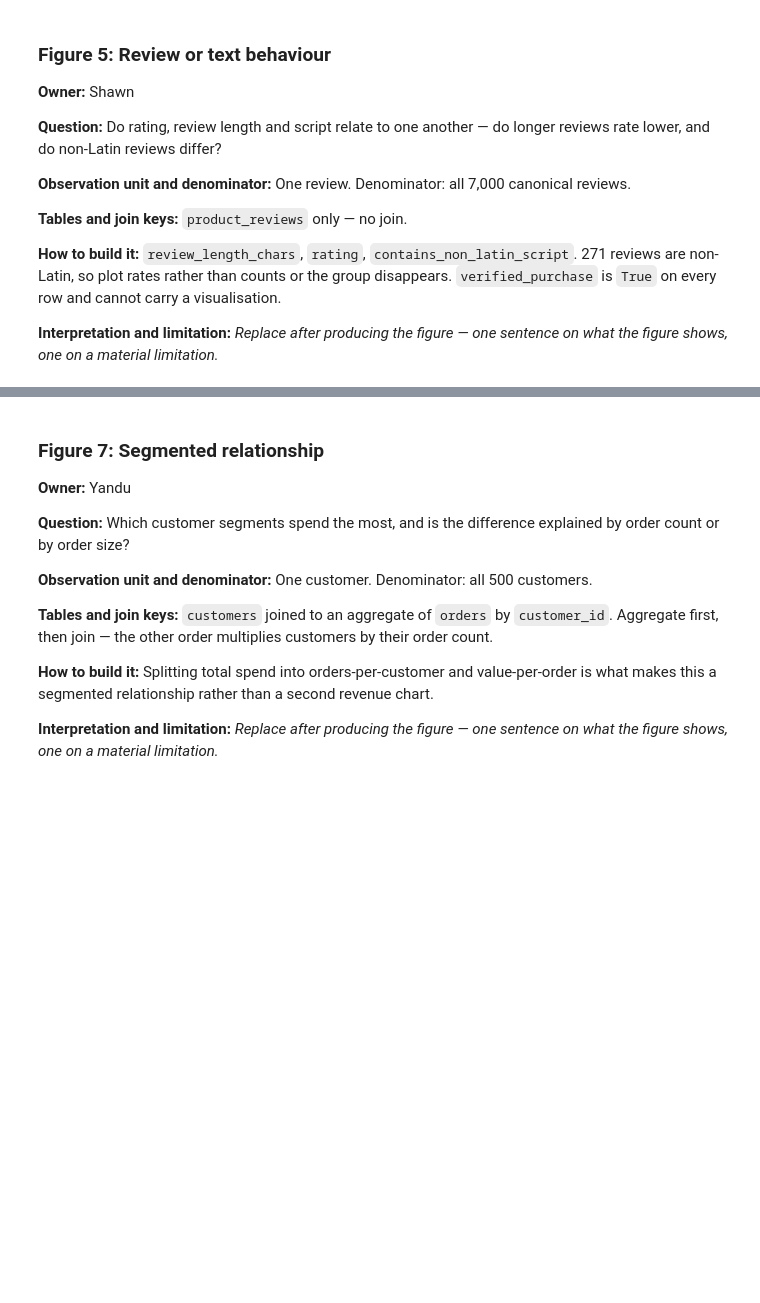
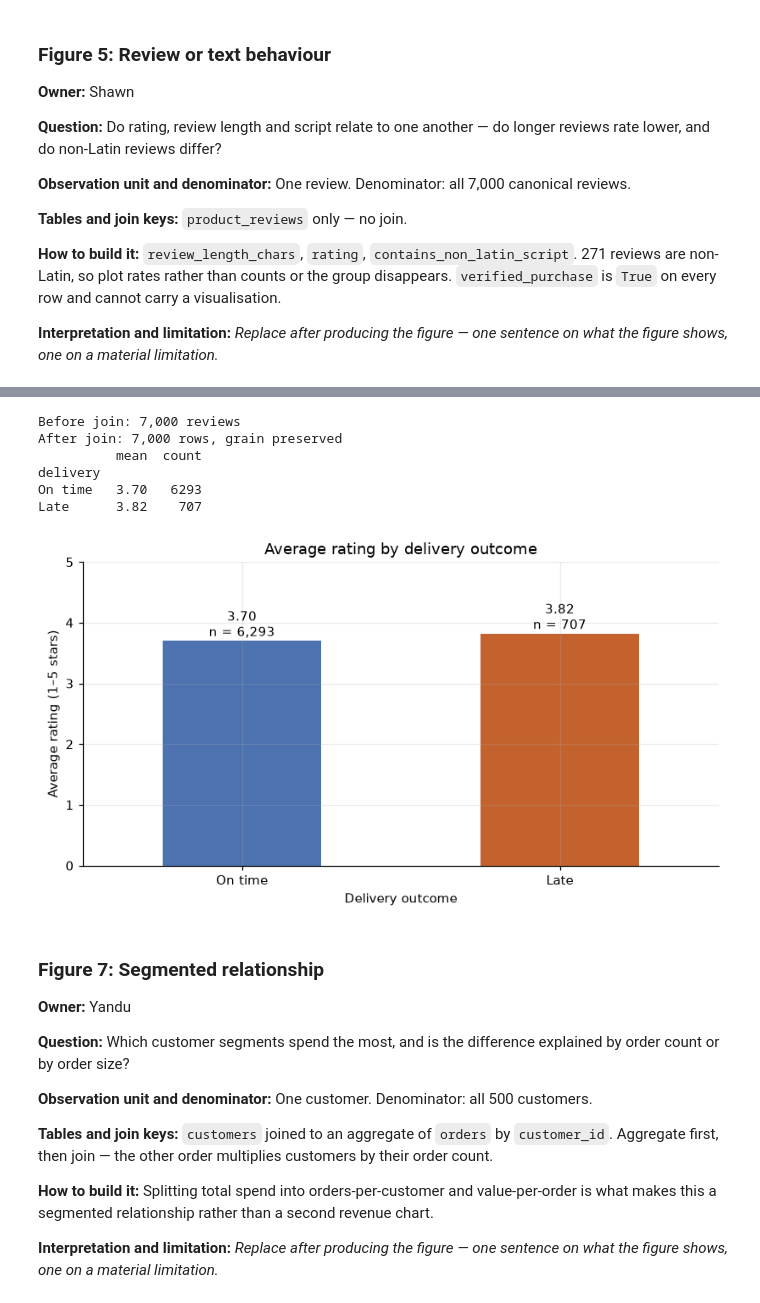
Before and after one commit to EchoZhao1998/5296-A1, a Jupyter notebook: 00_Master/Group001_EDA.ipynb, the cells around one changed output, grey strips where cells are left out. Cells and saved outputs as stored; diff of their text form; code cells hidden in the pictures; blank space fills up the shorter version.

```diff
--- a/00_Master/Group001_EDA.ipynb
+++ b/00_Master/Group001_EDA.ipynb
@@ -279,3 +324,32 @@ the figure shows, one on a material limitation.*
+# %%
+# --- Figure 6 (Echo) ---
+print(f'Before join: {len(product_reviews):,} reviews')
+
+rev = product_reviews[['order_id', 'rating']].merge(
+    deliveries[['order_id', 'on_time_in_full']], on='order_id', how='left')
+at_grain(rev, len(product_reviews), 'After join')
+rev['rating'] = num(rev['rating'])
+rev['delivery'] = rev['on_time_in_full'].astype(str).map(
+    {'True': 'On time', 'False': 'Late'})
+
+result = rev.groupby('delivery')['rating'].agg(['mean', 'count']).loc[['On time', 'Late']]
+print(result.round(2))
+
+ax = result['mean'].plot.bar(color=['#4C72B0', '#C4622D'], rot=0)
+for i, row in enumerate(result.itertuples()):
+    ax.text(i, row.mean + 0.08, f'{row.mean:.2f}\nn = {row.count:,}', ha='center')
+ax.set(title='Average rating by delivery outcome', xlabel='Delivery outcome',
+       ylabel='Average rating (1–5 stars)', ylim=(0, 5))
+plt.tight_layout()
+plt.show()
+# %% [output]
+Before join: 7,000 reviews
+After join: 7,000 rows, grain preserved
+          mean  count
+delivery
+On time   3.70   6293
+Late      3.82    707
+[figure, added]
 # %% [markdown]
 ### Figure 7: Segmented relationship
 
```
Also changed, not shown: parts of 11 cells of this notebook, 6 other files.
